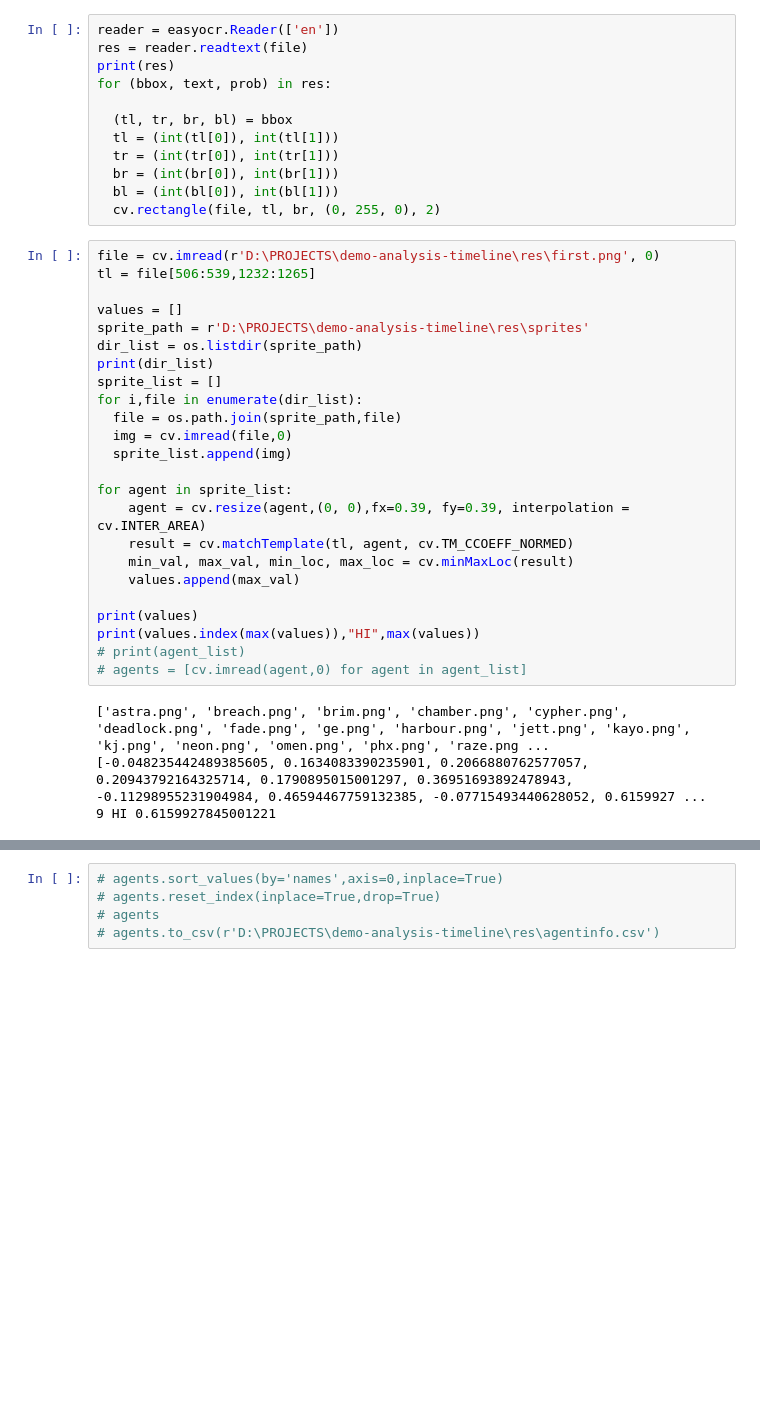
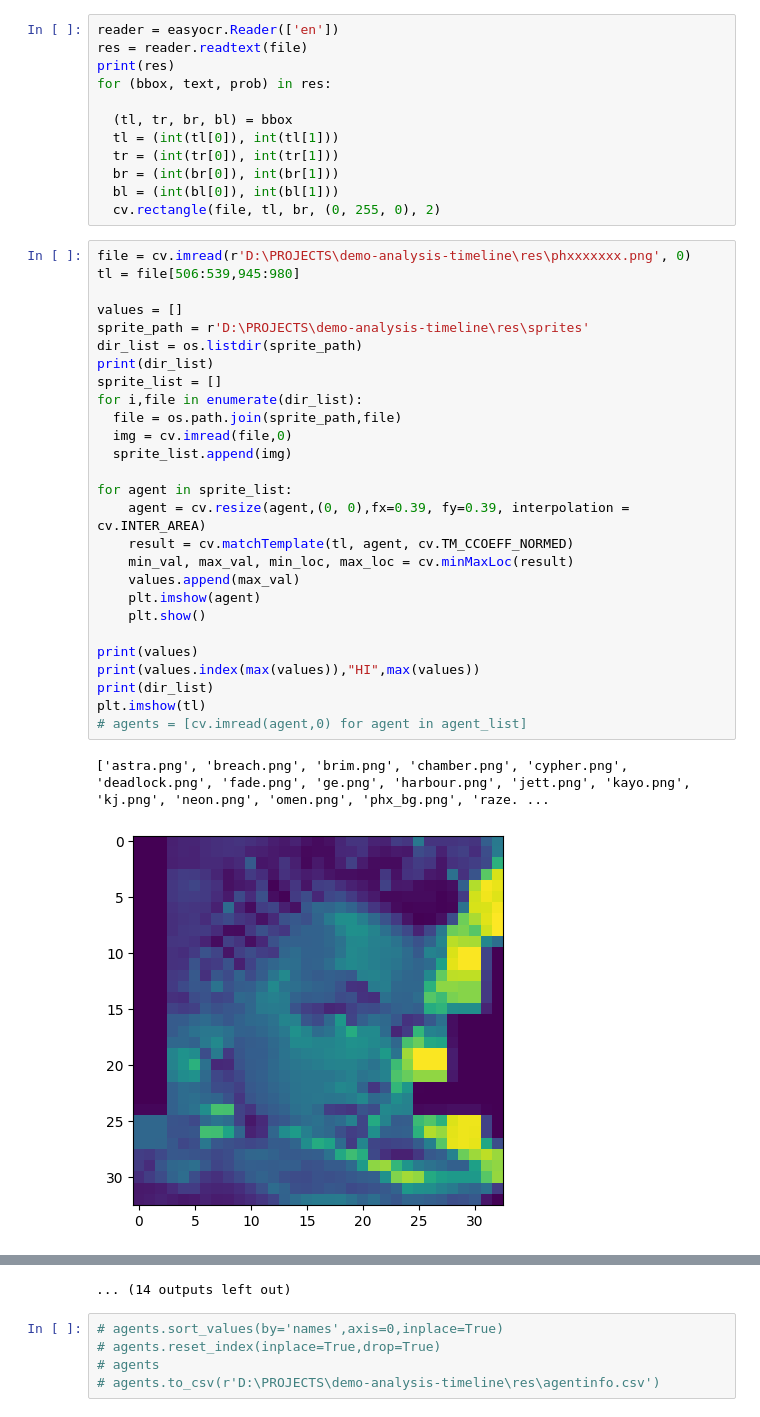
Before and after one commit to tam0w/valorant-data-extraction, a Jupyter notebook: desktop-app/test.ipynb, the cells around one changed output, grey strips where cells are left out. Cells and saved outputs as stored; diff of their text form; blank space fills up the shorter version.

```diff
--- a/desktop-app/test.ipynb
+++ b/desktop-app/test.ipynb
@@ -69,30 +43,32 @@ for (bbox, text, prob) in res:
   bl = (int(bl[0]), int(bl[1]))
   cv.rectangle(file, tl, br, (0, 255, 0), 2)
 # %%
-file = cv.imread(r'D:\PROJECTS\demo-analysis-timeline\res\first.png', 0)
-tl = file[506:539,1232:1265]
+file = cv.imread(r'D:\PROJECTS\demo-analysis-timeline\res\phxxxxxxx.png', 0)
+tl = file[506:539,945:980]
 
 values = []
 sprite_path = r'D:\PROJECTS\demo-analysis-timeline\res\sprites'
 dir_list = os.listdir(sprite_path)
 print(dir_list)
 sprite_list = []
 for i,file in enumerate(dir_list):
   file = os.path.join(sprite_path,file)
   img = cv.imread(file,0)
   sprite_list.append(img)
 
 for agent in sprite_list:
     agent = cv.resize(agent,(0, 0),fx=0.39, fy=0.39, interpolation = cv.INTER_AREA)
     result = cv.matchTemplate(tl, agent, cv.TM_CCOEFF_NORMED)
     min_val, max_val, min_loc, max_loc = cv.minMaxLoc(result)
     values.append(max_val)
+    plt.imshow(agent)
+    plt.show()
 
 print(values)
 print(values.index(max(values)),"HI",max(values))
-# print(agent_list)
+print(dir_list)
+plt.imshow(tl)
 # agents = [cv.imread(agent,0) for agent in agent_list]
 # %% [output]
-['astra.png', 'breach.png', 'brim.png', 'chamber.png', 'cypher.png', 'deadlock.png', 'fade.png', 'ge.png', 'harbour.png', 'jett.png', 'kayo.png', 'kj.png', 'neon.png', 'omen.png', 'phx.png', 'raze.png ...
-[-0.048235442489385605, 0.1634083390235901, 0.2066880762577057, 0.20943792164325714, 0.1790895015001297, 0.36951693892478943, -0.11298955231904984, 0.46594467759132385, -0.07715493440628052, 0.6159927 ...
-9 HI 0.6159927845001221
+['astra.png', 'breach.png', 'brim.png', 'chamber.png', 'cypher.png', 'deadlock.png', 'fade.png', 'ge.png', 'harbour.png', 'jett.png', 'kayo.png', 'kj.png', 'neon.png', 'omen.png', 'phx_bg.png', 'raze. ...
+[figure, added]
@@ -99,3 +85,4 @@ print(values.index(max(values)),"HI",max(values))
+... (14 outputs left out)
 # %%
 # agents.sort_values(by='names',axis=0,inplace=True)
 # agents.reset_index(inplace=True,drop=True)
```
Also changed, not shown: parts of 8 cells of this notebook, 4 other files.
